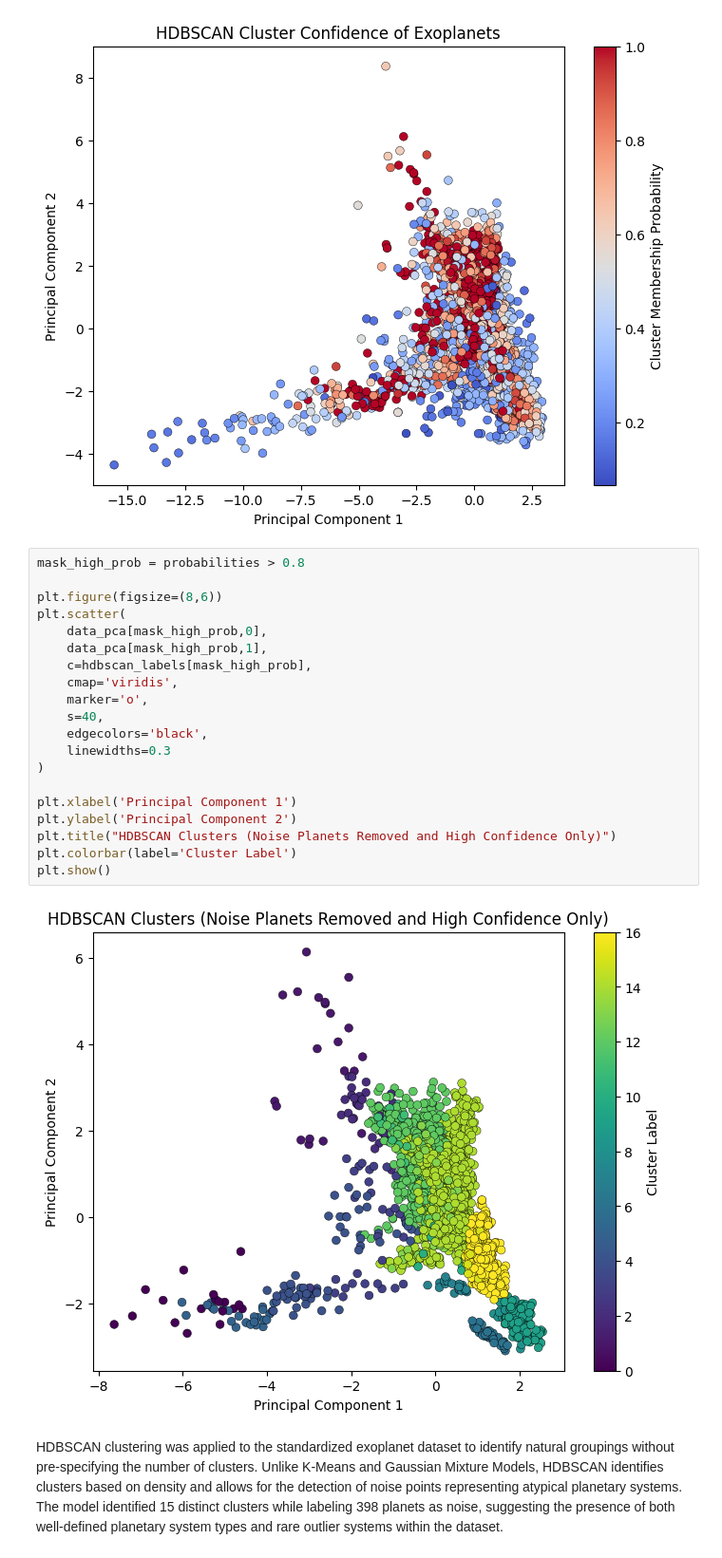
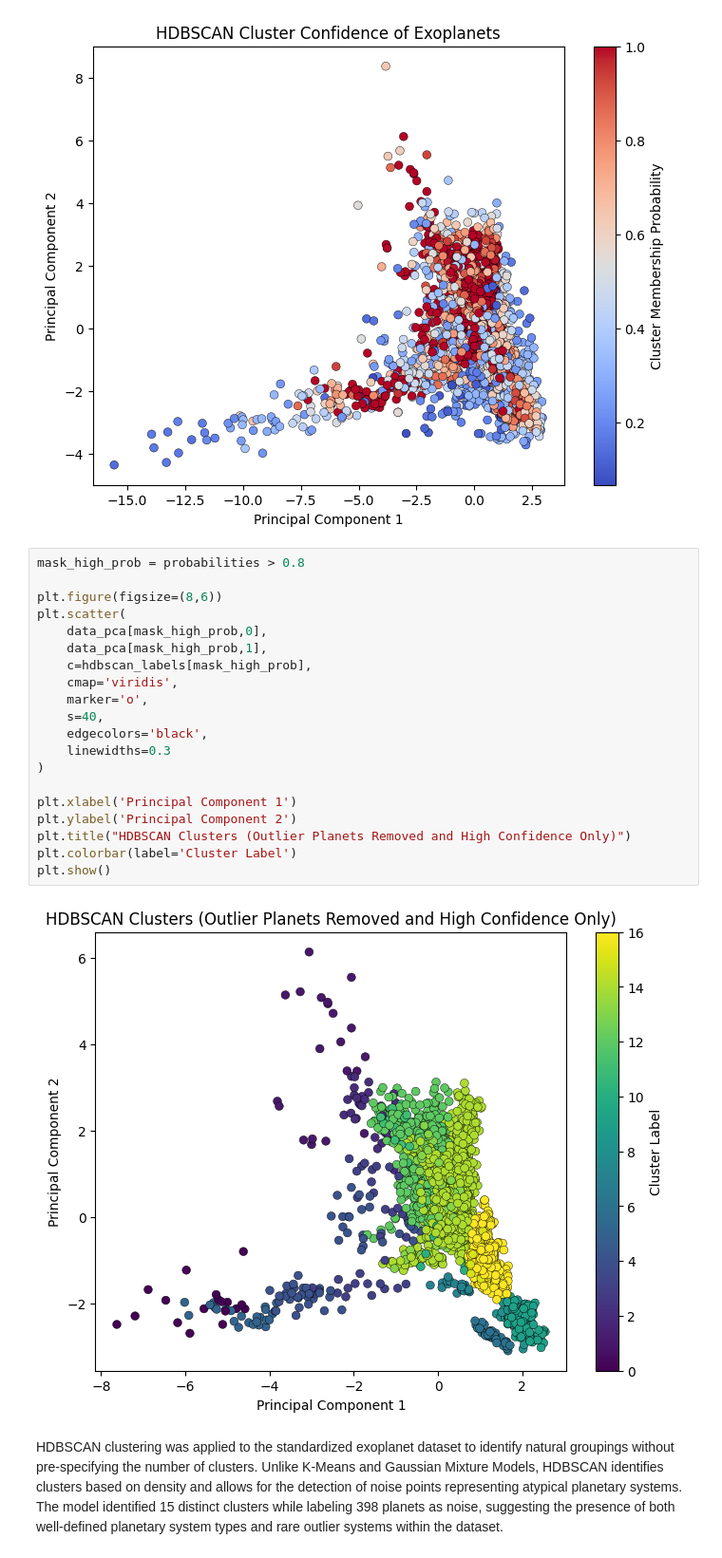
Before and after one commit to Graviton12/DS_Final_Project_SZM, a Jupyter notebook: Final Project Materials/DS_Predictive_Analysis_Model.ipynb, the cells around one changed output. Shown at 95% size. Saved outputs shown, nothing was run; the diff lists cells and outputs as text.

```diff
--- a/Final Project Materials/DS_Predictive_Analysis_Model.ipynb
+++ b/Final Project Materials/DS_Predictive_Analysis_Model.ipynb
@@ -3229,25 +3225,25 @@ plt.show()
 # %%
 mask_high_prob = probabilities > 0.8
 
 plt.figure(figsize=(8,6))
 plt.scatter(
     data_pca[mask_high_prob,0],
     data_pca[mask_high_prob,1],
     c=hdbscan_labels[mask_high_prob],
     cmap='viridis',
     marker='o',
     s=40,
     edgecolors='black',
     linewidths=0.3
 )
 
 plt.xlabel('Principal Component 1')
 plt.ylabel('Principal Component 2')
-plt.title("HDBSCAN Clusters (Noise Planets Removed and High Confidence Only)")
+plt.title("HDBSCAN Clusters (Outlier Planets Removed and High Confidence Only)")
 plt.colorbar(label='Cluster Label')
 plt.show()
 # %% [output]
-[figure, old version]
+[figure, new version]
 # %% [markdown]
 HDBSCAN clustering was applied to the standardized exoplanet dataset to identify natural groupings without pre-specifying the number of clusters. Unlike K-Means and Gaussian Mixture Models, HDBSCAN identifies clusters based on density and allows for the detection of noise points representing atypical planetary systems. The model identified 15 distinct clusters while labeling 398 planets as noise, suggesting the presence of both well-defined planetary system types and rare outlier systems within the dataset.
 # %%
```
Also changed, not shown: parts of 6 cells of this notebook, 1 other file.
